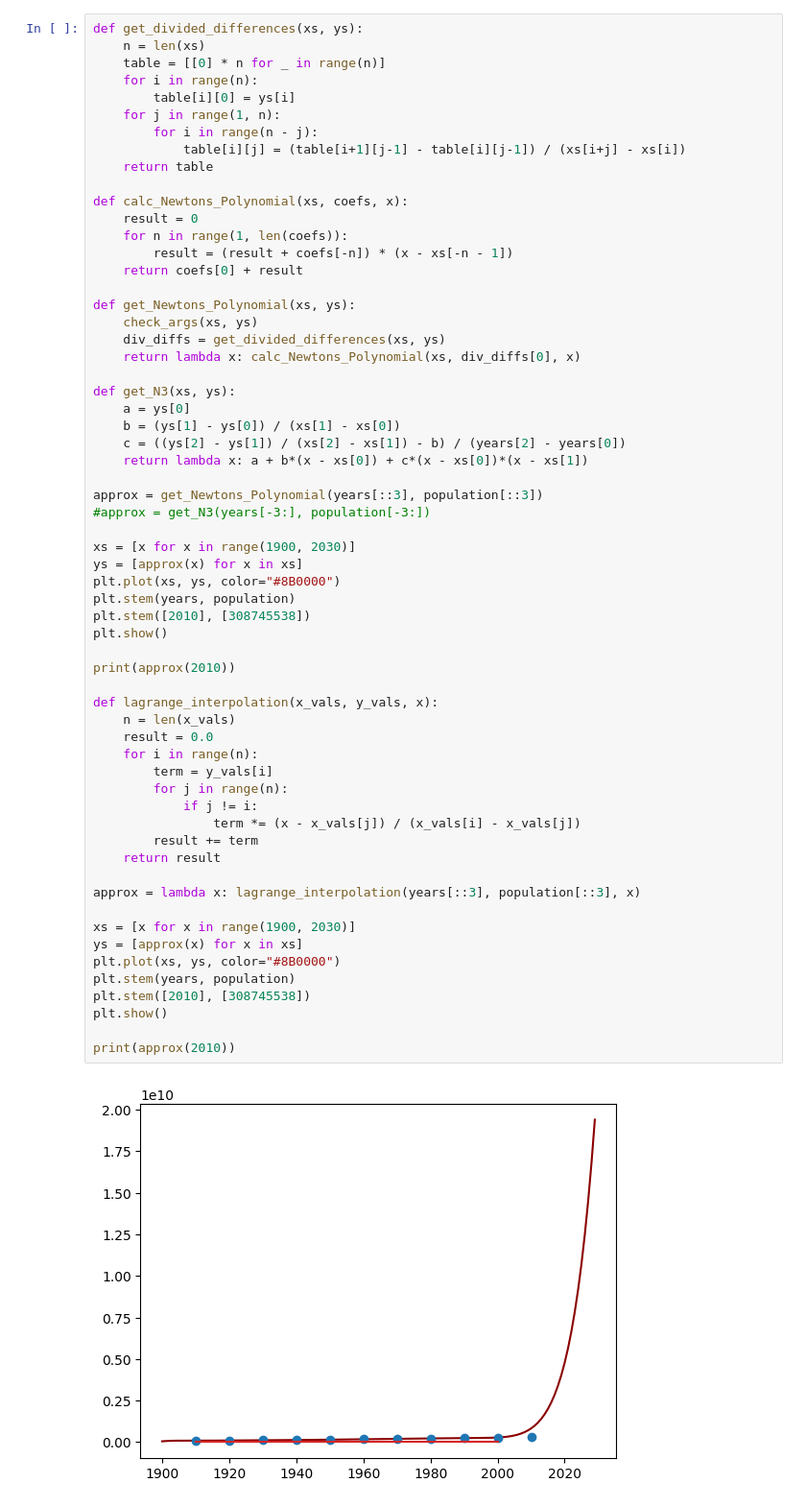
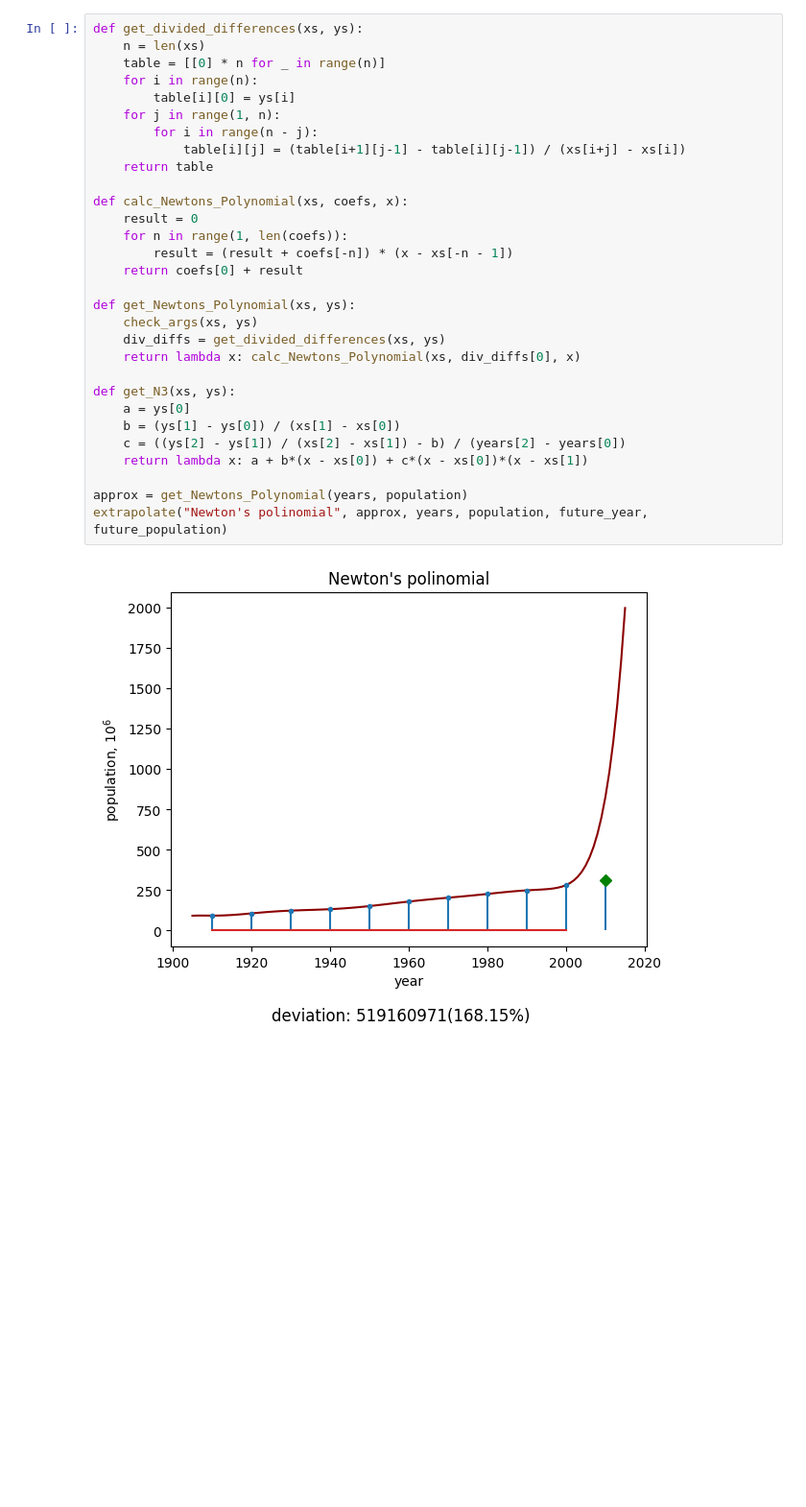
Before and after one commit to VoyakaGOD/computational-mathematics, a Jupyter notebook: extrapolation.ipynb, the cells around one changed output. Shown: that part at 96% size. Saved outputs shown, nothing was run; the diff lists cells and outputs as text; blank space fills up the shorter version.

Commit message:
added method for displaying results

```diff
--- a/extrapolation.ipynb
+++ b/extrapolation.ipynb
@@ -56,63 +76,32 @@ print(approx(2010))
 # %%
 def get_divided_differences(xs, ys):
     n = len(xs)
     table = [[0] * n for _ in range(n)]
     for i in range(n):
         table[i][0] = ys[i]
     for j in range(1, n):
         for i in range(n - j):
             table[i][j] = (table[i+1][j-1] - table[i][j-1]) / (xs[i+j] - xs[i])
     return table
 
 def calc_Newtons_Polynomial(xs, coefs, x):
     result = 0
     for n in range(1, len(coefs)):
         result = (result + coefs[-n]) * (x - xs[-n - 1])
     return coefs[0] + result
 
 def get_Newtons_Polynomial(xs, ys):
     check_args(xs, ys)
     div_diffs = get_divided_differences(xs, ys)
     return lambda x: calc_Newtons_Polynomial(xs, div_diffs[0], x)
 
 def get_N3(xs, ys):
     a = ys[0]
     b = (ys[1] - ys[0]) / (xs[1] - xs[0])
     c = ((ys[2] - ys[1]) / (xs[2] - xs[1]) - b) / (years[2] - years[0])
     return lambda x: a + b*(x - xs[0]) + c*(x - xs[0])*(x - xs[1])
 
-approx = get_Newtons_Polynomial(years[::3], population[::3])
-#approx = get_N3(years[-3:], population[-3:])
-
-xs = [x for x in range(1900, 2030)]
-ys = [approx(x) for x in xs]
-plt.plot(xs, ys, color="#8B0000")
-plt.stem(years, population)
-plt.stem([2010], [308745538])
-plt.show()
-
-print(approx(2010))
-
-def lagrange_interpolation(x_vals, y_vals, x):
-    n = len(x_vals)
-    result = 0.0
-    for i in range(n):
-        term = y_vals[i]
-        for j in range(n):
-            if j != i:
-                term *= (x - x_vals[j]) / (x_vals[i] - x_vals[j])
-        result += term
-    return result
-
-approx = lambda x: lagrange_interpolation(years[::3], population[::3], x)
-
-xs = [x for x in range(1900, 2030)]
-ys = [approx(x) for x in xs]
-plt.plot(xs, ys, color="#8B0000")
-plt.stem(years, population)
-plt.stem([2010], [308745538])
-plt.show()
-
-print(approx(2010))
+approx = get_Newtons_Polynomial(years, population)
+extrapolate("Newton's polinomial", approx, years, population, future_year, future_population)
 # %% [output]
-[figure, old version]
+[figure, new version]
```
Also changed, not shown: parts of 6 cells of this notebook.
